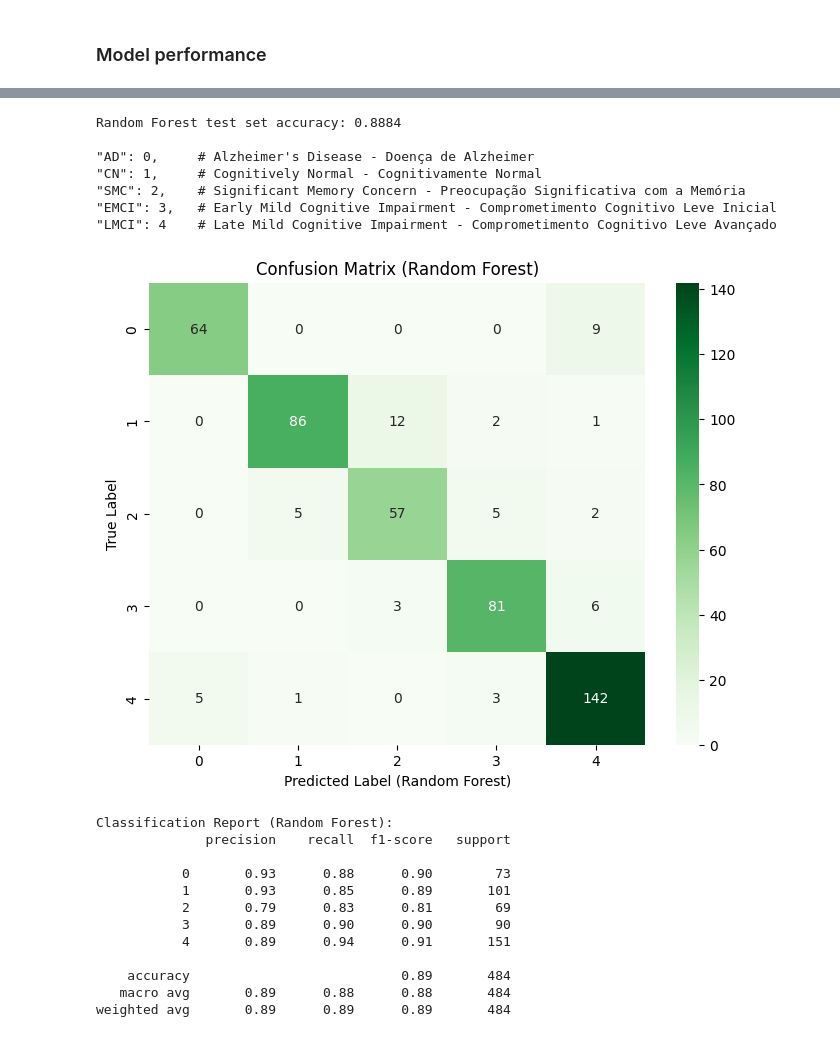
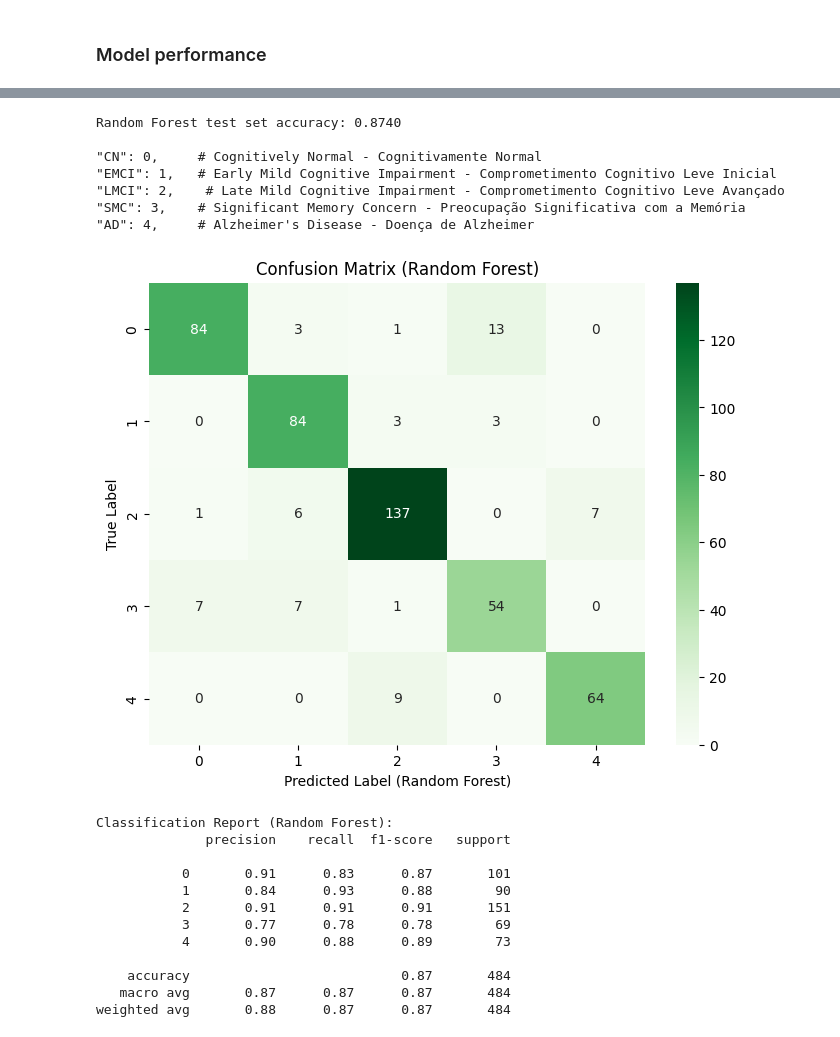
Before and after one commit to pedroogaab/Alzheimer-diagnose-ML, a Jupyter notebook: model_multi_data.ipynb, the cells around one changed output, grey strips where cells are left out. Drawn from its saved outputs; the diff is of its cells as text; code cells hidden in the pictures.

```diff
--- a/model_multi_data.ipynb
+++ b/model_multi_data.ipynb
@@ -102,13 +111,14 @@ Name: count, dtype: int64
 # %%
 # Map DX_bl string labels to integer codes
 dx_mapping = {
-    "AD": 0,     # Alzheimer's Disease
-    "CN": 1,     # Cognitively Normal
-    "SMC": 2,    # Significant Memory Concern
-    "EMCI": 3,   # Early Mild Cognitive Impairment
-    "LMCI": 4    # Late Mild Cognitive Impairment
+    "CN": 0,     # Cognitively Normal
+    "EMCI": 1,   # Early Mild Cognitive Impairment
+    "LMCI": 2,    # Late Mild Cognitive Impairment
+    "SMC": 3,    # Significant Memory Concern
+    "AD": 4,     # Alzheimer's Disease
 }
 
+
 df['DX_bl'] = df['DX_bl'].map(dx_mapping)
 # %%
 df['DX_bl'].value_counts()
@@ -197,6 +207,7 @@ df_clean
 2419 rows × 189 columns
 # %%
 drop_cols = [
+    "COLPROT",
     "EXAMDATE",
     "PHASE_faq",
     "PTID_faq",
@@ -542,54 +654,54 @@ weighted avg       0.74      0.73      0.73       484
 # %%
 #Random forest
 
 # Initialize and train the Random Forest model
 rf_model = RandomForestClassifier(random_state=42)
 rf_model.fit(X_train_scaled, y_train)
 
 # Make predictions on the test set
 y_pred_rf = rf_model.predict(X_test_scaled)
 
 # Evaluate the Random Forest model
 accuracy_rf = accuracy_score(y_test, y_pred_rf)
 print(f"Random Forest test set accuracy: {accuracy_rf:.4f}")
 
 print('''
-"AD": 0,     # Alzheimer's Disease - Doença de Alzheimer
-"CN": 1,     # Cognitively Normal - Cognitivamente Normal
-"SMC": 2,    # Significant Memory Concern - Preocupação Significativa com a Memória
-"EMCI": 3,   # Early Mild Cognitive Impairment - Comprometimento Cognitivo Leve Inicial
-"LMCI": 4    # Late Mild Cognitive Impairment - Comprometimento Cognitivo Leve Avançado''')
+"CN": 0,     # Cognitively Normal - Cognitivamente Normal
+"EMCI": 1,   # Early Mild Cognitive Impairment - Comprometimento Cognitivo Leve Inicial
+"LMCI": 2,    # Late Mild Cognitive Impairment - Comprometimento Cognitivo Leve Avançado
+"SMC": 3,    # Significant Memory Concern - Preocupação Significativa com a Memória
+"AD": 4,     # Alzheimer's Disease - Doença de Alzheimer''')
 
 # Display the confusion matrix
 cm_rf = confusion_matrix(y_test, y_pred_rf)
 plt.figure(figsize=(8, 6))
 sns.heatmap(cm_rf, annot=True, fmt='d', cmap='Greens')
 plt.xlabel('Predicted Label (Random Forest)')
 plt.ylabel('True Label')
 plt.title('Confusion Matrix (Random Forest)')
 plt.show()
 
 # Display the classification report
 print("\nClassification Report (Random Forest):")
 print(classification_report(y_test, y_pred_rf))
 # %% [output]
-Random Forest test set accuracy: 0.8884
+Random Forest test set accuracy: 0.8740
 
-"AD": 0,     # Alzheimer's Disease - Doença de Alzheimer
-"CN": 1,     # Cognitively Normal - Cognitivamente Normal
-"SMC": 2,    # Significant Memory Concern - Preocupação Significativa com a Memória
-"EMCI": 3,   # Early Mild Cognitive Impairment - Comprometimento Cognitivo Leve Inicial
-"LMCI": 4    # Late Mild Cognitive Impairment - Comprometimento Cognitivo Leve Avançado
+"CN": 0,     # Cognitively Normal - Cognitivamente Normal
+"EMCI": 1,   # Early Mild Cognitive Impairment - Comprometimento Cognitivo Leve Inicial
+"LMCI": 2,    # Late Mild Cognitive Impairment - Comprometimento Cognitivo Leve Avançado
+"SMC": 3,    # Significant Memory Concern - Preocupação Significativa com a Memória
+"AD": 4,     # Alzheimer's Disease - Doença de Alzheimer
-[figure, old version]
+[figure, new version]
 Classification Report (Random Forest):
               precision    recall  f1-score   support
 
-           0       0.93      0.88      0.90        73
-           1       0.93      0.85      0.89       101
-           2       0.79      0.83      0.81        69
-           3       0.89      0.90      0.90        90
-           4       0.89      0.94      0.91       151
+           0       0.91      0.83      0.87       101
+           1       0.84      0.93      0.88        90
+           2       0.91      0.91      0.91       151
+           3       0.77      0.78      0.78        69
+           4       0.90      0.88      0.89        73
 
-    accuracy                           0.89       484
-   macro avg       0.89      0.88      0.88       484
-weighted avg       0.89      0.89      0.89       484
+    accuracy                           0.87       484
+   macro avg       0.87      0.87      0.87       484
+weighted avg       0.88      0.87      0.87       484
```
Also changed, not shown: parts of 22 cells of this notebook.
